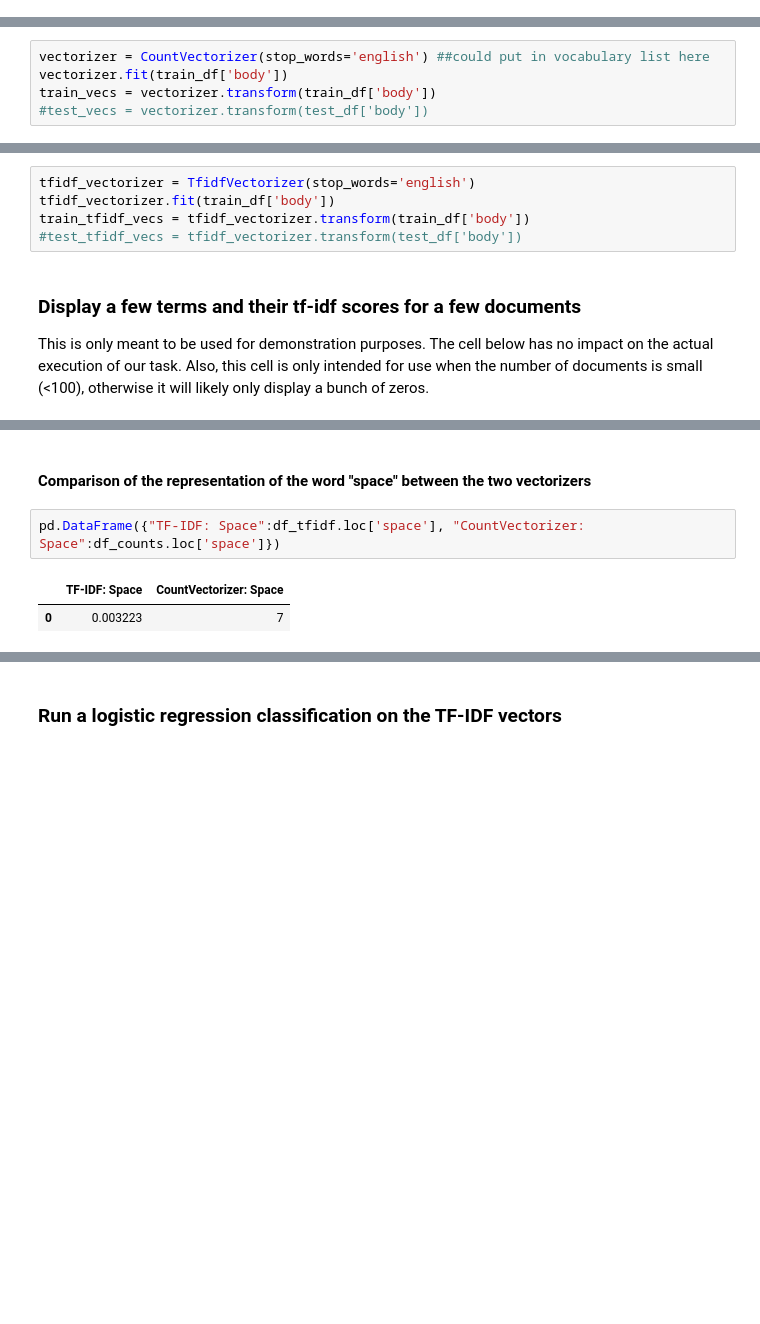
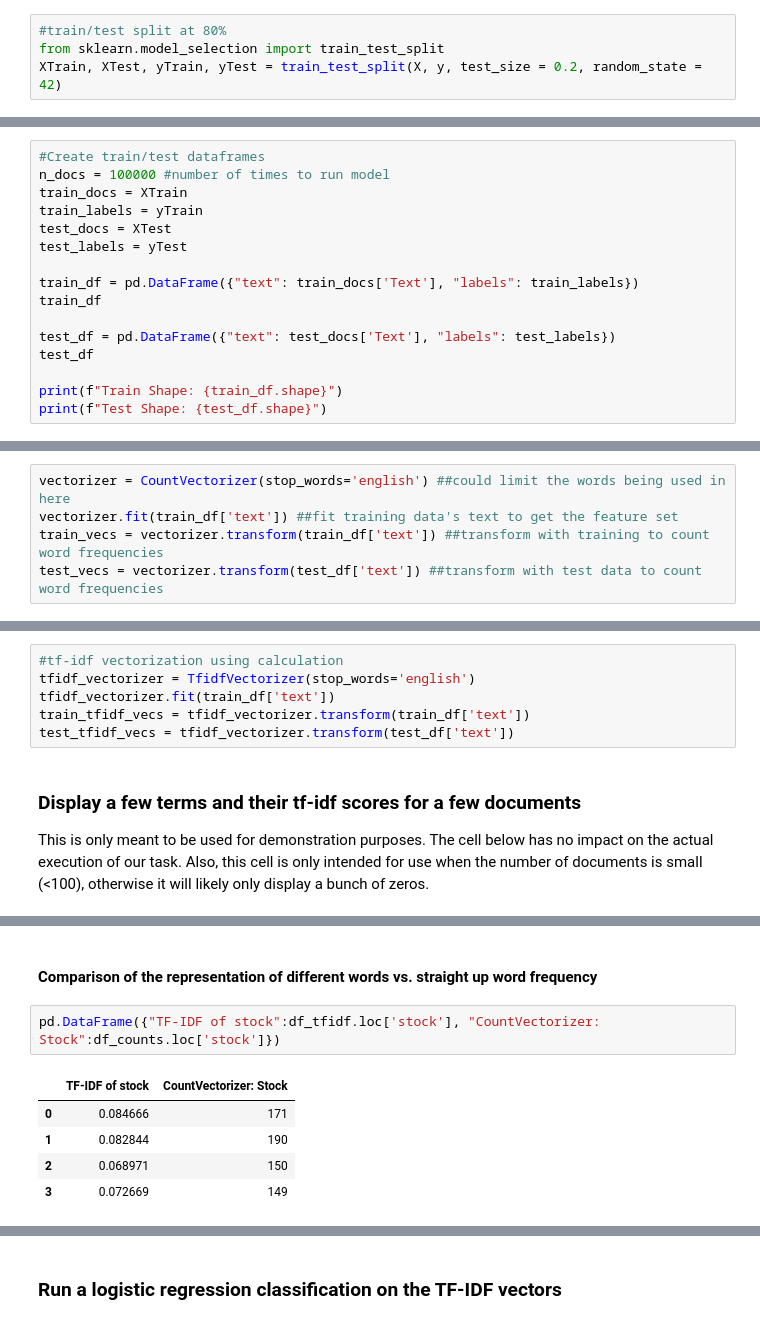
Before and after one commit to NickDonahoe/OilGasEarningsAnalysis, a Jupyter notebook: Edgar Python/SM_Vect.ipynb, the cells around one changed output, grey strips where cells are left out. Saved outputs shown, nothing was run; the diff lists cells and outputs as text; blank space fills up the shorter version.

```diff
--- a/Edgar Python/SM_Vect.ipynb
+++ b/Edgar Python/SM_Vect.ipynb
@@ -74,0 +69,4 @@ Test Shape: (1498, 2)
+# %%
+#train/test split at 80%
+from sklearn.model_selection import train_test_split
+XTrain, XTest, yTrain, yTest = train_test_split(X, y, test_size = 0.2, random_state = 42)
@@ -74,0 +82,16 @@ Test Shape: (1498, 2)
+# %%
+#Create train/test dataframes
+n_docs = 100000 #number of times to run model
+train_docs = XTrain
+train_labels = yTrain
+test_docs = XTest
+test_labels = yTest
+
+train_df = pd.DataFrame({"text": train_docs['Text'], "labels": train_labels})
+train_df
+
+test_df = pd.DataFrame({"text": test_docs['Text'], "labels": test_labels})
+test_df
+
+print(f"Train Shape: {train_df.shape}")
+print(f"Test Shape: {test_df.shape}")
@@ -81,7 +108,7 @@ Test Shape: (1498, 2)
 
 The output of the CountVectorizer's `transform` task is a [sparse matrix](https://docs.scipy.org/doc/scipy/reference/generated/scipy.sparse.csr_matrix.html#scipy.sparse.csr_matrix), which condenses the matrix values to avoid storing an excessive amount of zeros.
 # %%
-vectorizer = CountVectorizer(stop_words='english') ##could put in vocabulary list here
-vectorizer.fit(train_df['body'])
-train_vecs = vectorizer.transform(train_df['body'])
-#test_vecs = vectorizer.transform(test_df['body'])
+vectorizer = CountVectorizer(stop_words='english') ##could limit the words being used in here
+vectorizer.fit(train_df['text']) ##fit training data's text to get the feature set
+train_vecs = vectorizer.transform(train_df['text']) ##transform with training to count word frequencies
+test_vecs = vectorizer.transform(test_df['text']) ##transform with test data to count word frequencies
@@ -154,8 +201,9 @@ As you can imagine, this tf-idf score seems to be a bit more informative than a
 # %%
+#tf-idf vectorization using calculation
 tfidf_vectorizer = TfidfVectorizer(stop_words='english')
-tfidf_vectorizer.fit(train_df['body'])
-train_tfidf_vecs = tfidf_vectorizer.transform(train_df['body'])
-#test_tfidf_vecs = tfidf_vectorizer.transform(test_df['body'])
+tfidf_vectorizer.fit(train_df['text'])
+train_tfidf_vecs = tfidf_vectorizer.transform(train_df['text'])
+test_tfidf_vecs = tfidf_vectorizer.transform(test_df['text'])
 # %% [markdown]
 ### Display a few terms and their tf-idf scores for a few documents
 
@@ -185,7 +234,10 @@ df_tfidf.tail(20)
 # %% [markdown]
-#### Comparison of the representation of the word "space" between the two vectorizers
+#### Comparison of the representation of different words vs. straight up word frequency
 # %%
-pd.DataFrame({"TF-IDF: Space":df_tfidf.loc['space'], "CountVectorizer: Space":df_counts.loc['space']})
+pd.DataFrame({"TF-IDF of stock":df_tfidf.loc['stock'], "CountVectorizer: Stock":df_counts.loc['stock']})
 # %% [output]
-|  | TF-IDF: Space | CountVectorizer: Space |
-| 0 | 0.003223 | 7 |
+|  | TF-IDF of stock | CountVectorizer: Stock |
+| 0 | 0.084666 | 171 |
+| 1 | 0.082844 | 190 |
+| 2 | 0.068971 | 150 |
+| 3 | 0.072669 | 149 |
```
Also changed, not shown: parts of 33 cells of this notebook.
